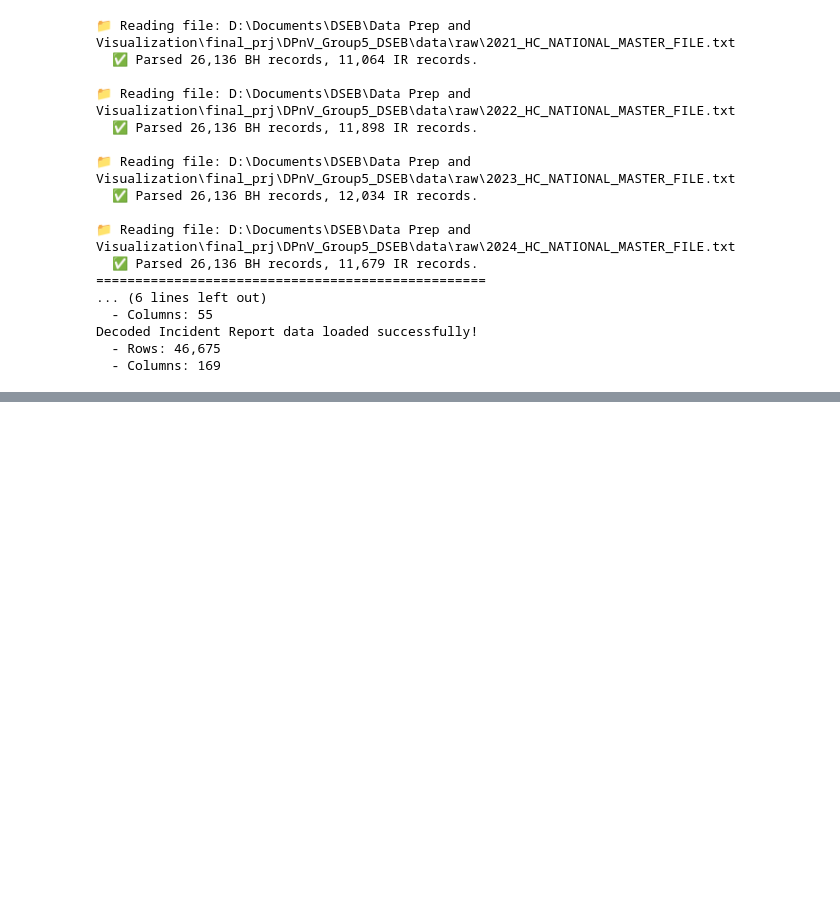
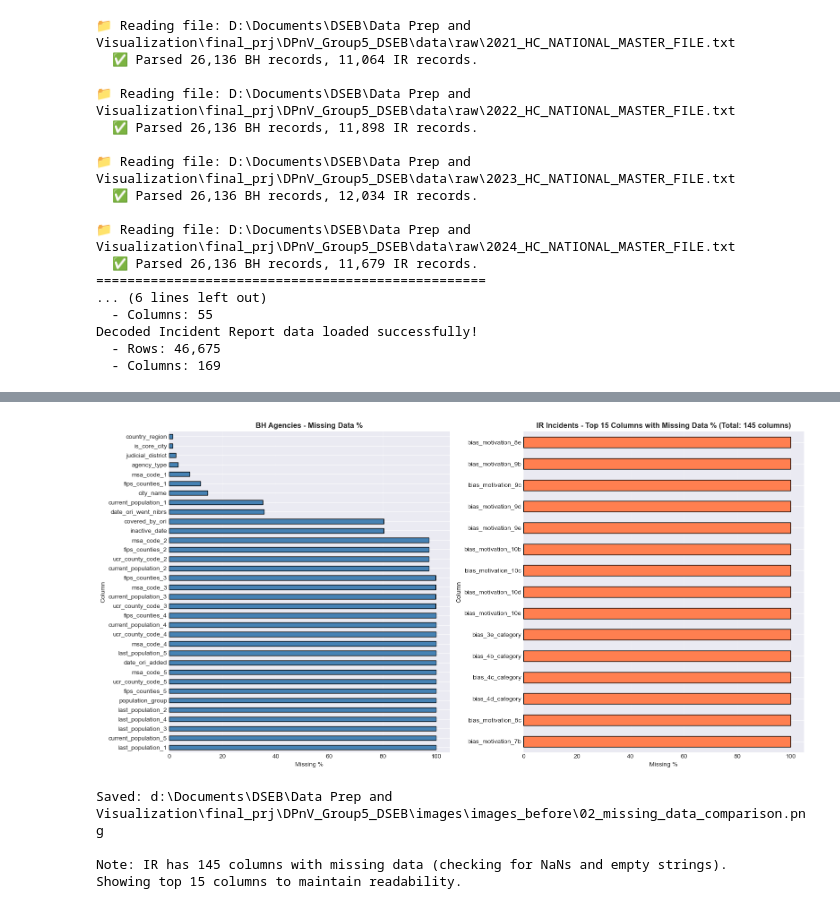
Before and after one commit to yamik1ra/DPnV_Group5_DSEB, a Jupyter notebook: notebooks/raw_data_diagnosis.ipynb, the cells around one changed output, grey strips where cells are left out. Drawn from its saved outputs; the diff is of its cells as text; code cells hidden in the pictures; blank space fills up the shorter version.

```diff
--- a/notebooks/raw_data_diagnosis.ipynb
+++ b/notebooks/raw_data_diagnosis.ipynb
@@ -1324,0 +298,17 @@ Các vấn đề này là **lý do chính tại sao cần bước làm sạch d
+# %%
+print("\n" + "="*80)
+print("IR INCIDENTS - MISSING VALUES ANALYSIS")
+print("="*80)
+
+base_mask_ir = ir_decoded.apply(
+    lambda col: col.isna() | (col.astype(str).str.strip() == '')
+)
+
+ir_missing_data = pd.DataFrame({
+    'Column': ir_decoded.columns,
+    'Missing Count': base_mask_ir.sum(),
+    'Percentage (%)': (base_mask_ir.sum() / len(ir_decoded) * 100).round(2)
+}).sort_values('Missing Count', ascending=False)
+
+print(ir_missing_data.to_string(index=False))
+print(f"\nTotal missing values in IR dataset: {base_mask_ir.sum().sum()}")
@@ -1324,0 +599,56 @@ Các vấn đề này là **lý do chính tại sao cần bước làm sạch d
+# %%
+# Chart 2: Missing Data Comparison
+fig, axes = plt.subplots(1, 2, figsize=(16, 8))
+
+# 1. Prepare BH Data
+# Use the DataFrame created in Part 2. Decoded Data Structure Exploration - BH Dataset
+bh_plot_data = bh_missing_data[bh_missing_data['Percentage (%)'] > 0].copy()
+# Set index to 'Column' so the plot labels are correct
+bh_missing_pct = bh_plot_data.set_index('Column')['Percentage (%)']
+
+# 2. Prepare IR Data
+# Use the DataFrame created in Part 3. Decoded Data Structure Exploration - IR Dataset
+ir_plot_data = ir_missing_data[ir_missing_data['Percentage (%)'] > 0].copy()
+ir_missing_pct = ir_plot_data.set_index('Column')['Percentage (%)']
+
+# 3. Plotting
+
+# --- Plot BH ---
+if len(bh_missing_pct) > 0:
+    bh_missing_pct.plot(kind='barh', ax=axes[0], color='steelblue', edgecolor='black')
+    axes[0].set_title('BH Agencies - Missing Data %', fontsize=12, fontweight='bold')
+    axes[0].set_xlabel('Missing %')
+    axes[0].grid(True, alpha=0.3, axis='x')
+else:
+    axes[0].text(0.5, 0.5, 'No missing values', ha='center', va='center', transform=axes[0].transAxes)
+    axes[0].set_title('BH Agencies - No Missing Data', fontsize=12, fontweight='bold')
+
+# --- Plot IR ---
+if len(ir_missing_pct) > 0:
+    # For IR, show only top 15 columns with most missing data to avoid overlap
+    ir_top = ir_missing_pct.head(15)
+    ir_top.plot(kind='barh', ax=axes[1], color='coral', edgecolor='black')
+    axes[1].set_title(f'IR Incidents - Top 15 Columns with Missing Data % (Total: {len(ir_missing_pct)} columns)', fontsize=12, fontweight='bold')
+    axes[1].set_xlabel('Missing %')
+    axes[1].grid(True, alpha=0.3, axis='x')
+else:
+    axes[1].text(0.5, 0.5, 'No missing values', ha='center', va='center', transform=axes[1].transAxes)
+    axes[1].set_title('IR Incidents - No Missing Data', fontsize=12, fontweight='bold')
+
+plt.tight_layout()
+
+# Save to the project's images folder
+out_path = PROJECT_ROOT / 'images' / 'images_before' / '02_missing_data_comparison.png'
+out_path.parent.mkdir(parents=True, exist_ok=True)
+plt.savefig(out_path, dpi=150, bbox_inches='tight')
+plt.show()
+
+print(f"Saved: {out_path}")
+print(f"\nNote: IR has {len(ir_missing_pct)} columns with missing data (checking for NaNs and empty strings).")
+print(f"Showing top 15 columns to maintain readability.")
+# %% [output]
+[figure, added]
+Saved: d:\Documents\DSEB\Data Prep and Visualization\final_prj\DPnV_Group5_DSEB\images\images_before\02_missing_data_comparison.png
+
+Note: IR has 145 columns with missing data (checking for NaNs and empty strings).
+Showing top 15 columns to maintain readability.
```
Also changed, not shown: parts of 77 cells of this notebook.
